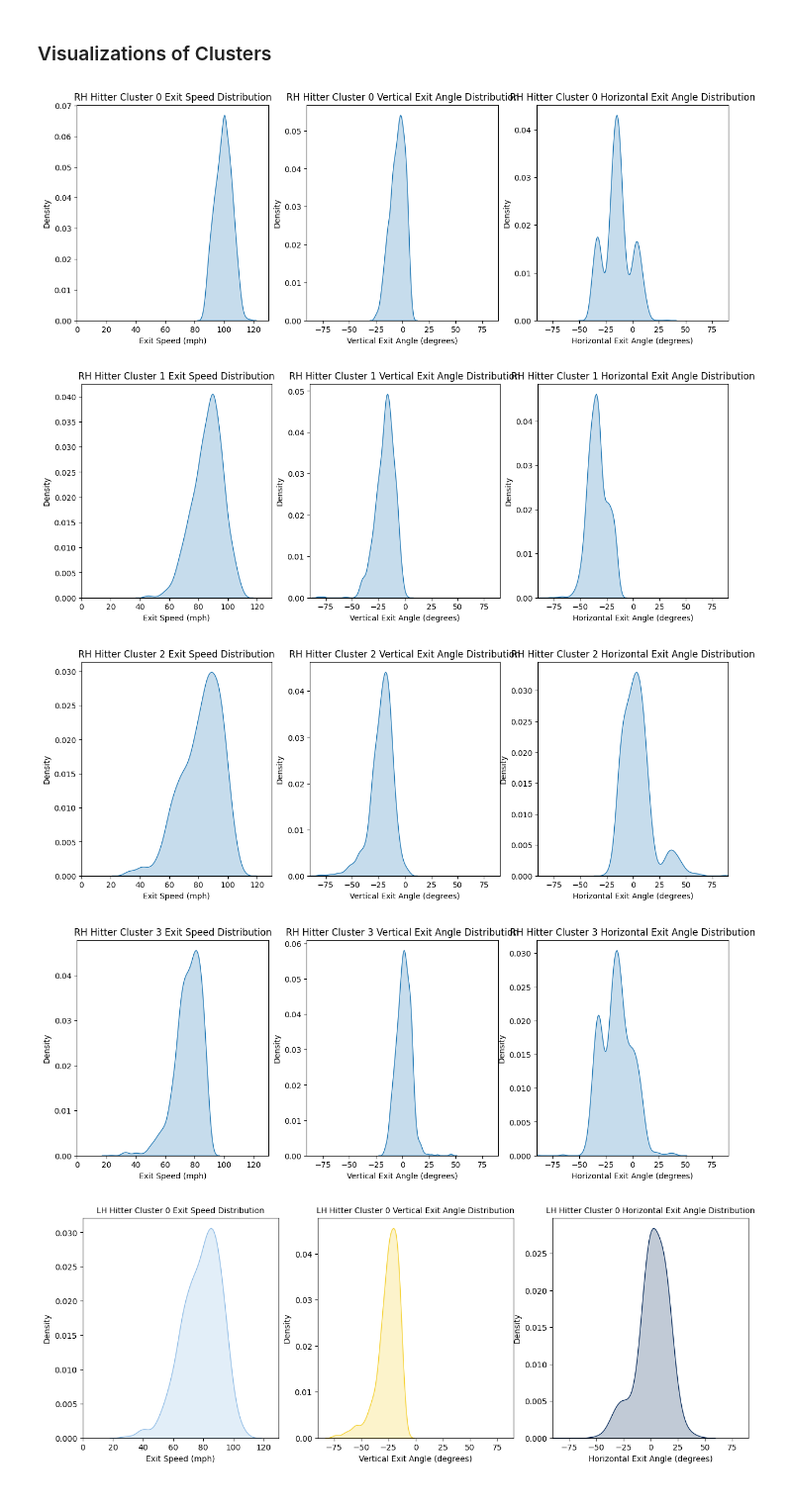
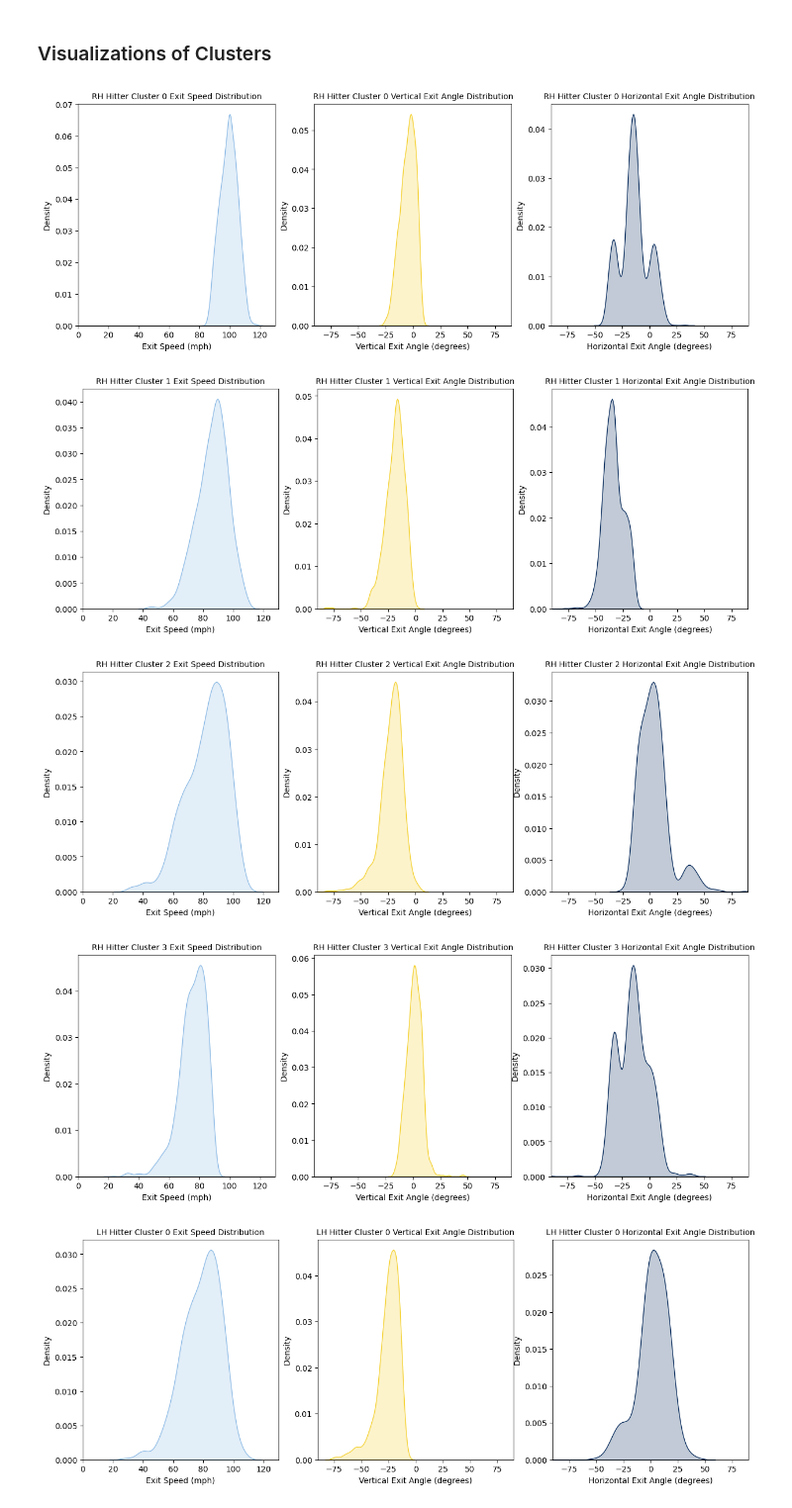
Before and after one commit to jayirby2/Team1STA4950, a Jupyter notebook: analysis.ipynb, the cells around one changed output. Shown at 99% size. Saved outputs shown, nothing was run; the diff lists cells and outputs as text; code cells hidden in the pictures.

```diff
--- a/analysis.ipynb
+++ b/analysis.ipynb
@@ -335,30 +335,30 @@ max     113.281800     8.442266    40.326110      3.0
 # %%
 # Plotting densities for each cluster RHH
 
 for i in range(4):
     cluster = X_right[X_right['Cluster'] == i]
     plt.figure(figsize=(15, 5))
     plt.subplot(1, 3, 1)
-    sns.kdeplot(cluster['ExitSpeed'], fill=True)
-    plt.title(f'RH Hitter Cluster {i} Exit Speed Distribution')
+    sns.kdeplot(cluster['ExitSpeed'], fill=True, color='#8FBCE6')
+    plt.title(f'RH Hitter Cluster {i} Exit Speed Distribution', fontsize=10)
     plt.xlabel('Exit Speed (mph)')
     plt.xlim(0, 130)
     plt.subplot(1, 3, 2)
-    sns.kdeplot(cluster['VExitAngle'], fill=True)
-    plt.title(f'RH Hitter Cluster {i} Vertical Exit Angle Distribution')
+    sns.kdeplot(cluster['VExitAngle'], fill=True, color='#F5D130')
+    plt.title(f'RH Hitter Cluster {i} Vertical Exit Angle Distribution', fontsize=10)
     plt.xlabel('Vertical Exit Angle (degrees)')
     plt.xlim(-90, 90)
     plt.subplot(1, 3, 3)
-    sns.kdeplot(cluster['HExitAngle'], fill=True)
-    plt.title(f'RH Hitter Cluster {i} Horizontal Exit Angle Distribution')
+    sns.kdeplot(cluster['HExitAngle'], fill=True, color='#092C5C')
+    plt.title(f'RH Hitter Cluster {i} Horizontal Exit Angle Distribution', fontsize=10)
     plt.xlabel('Horizontal Exit Angle (degrees)')
     plt.xlim(-90, 90)
     plt.show()
 # %% [output]
-[figure, old version]
+[figure, new version]
-[figure, old version]
+[figure, new version]
-[figure, old version]
+[figure, new version]
-[figure, old version]
+[figure, new version]
 # %%
 # Plotting densities for each cluster (LHH)
 
```
